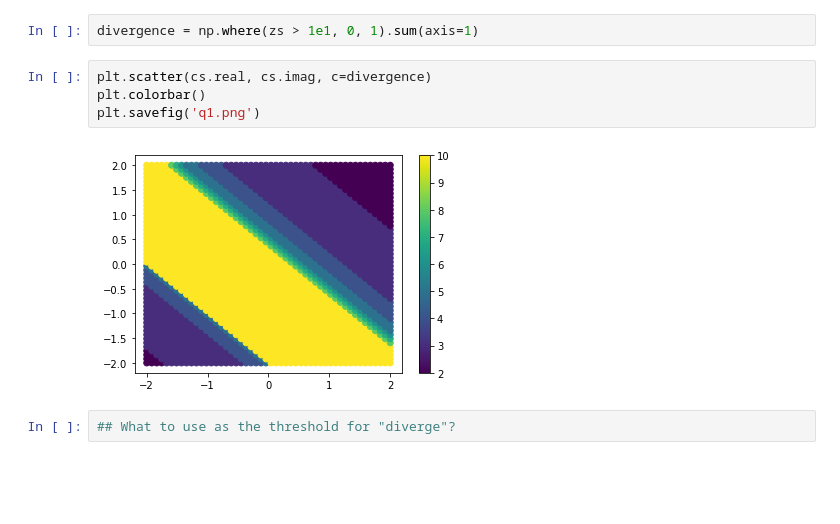
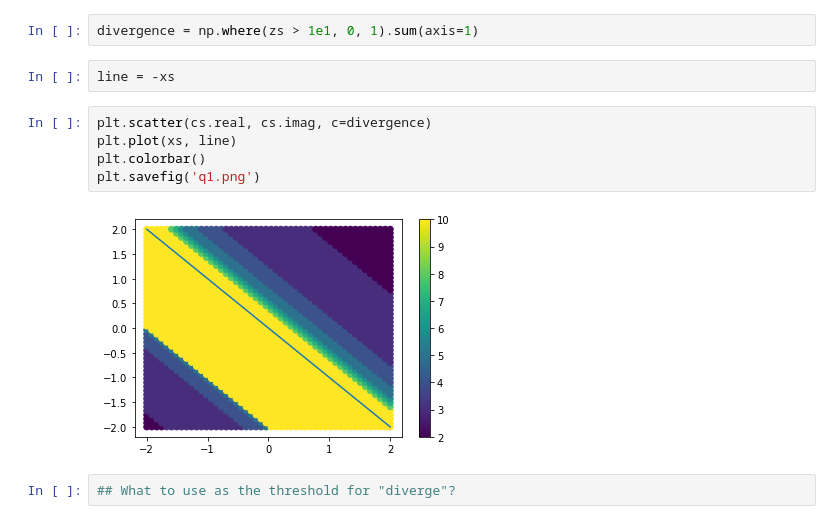
Before and after one commit to al-jshen/cta200, a Jupyter notebook: assignment2/Untitled.ipynb, the cells around one changed output. Drawn from its saved outputs; the diff is of its cells as text; blank space fills up the shorter version.

```diff
--- a/assignment2/Untitled.ipynb
+++ b/assignment2/Untitled.ipynb
@@ -22,12 +22,15 @@ for i in np.arange(1, n_iter):
     zs[:, i] = np.square(zs[:, i-1]) + (cs_flat.real + cs_flat.imag)
 # %%
 divergence = np.where(zs > 1e1, 0, 1).sum(axis=1)
+# %%
+line = -xs
 # %%
 plt.scatter(cs.real, cs.imag, c=divergence)
+plt.plot(xs, line)
 plt.colorbar()
 plt.savefig('q1.png')
 # %% [output]
-[figure, old version]
+[figure, new version]
 # %%
 ## What to use as the threshold for "diverge"?
 # %%
```
Also changed, not shown: 5 other files.
